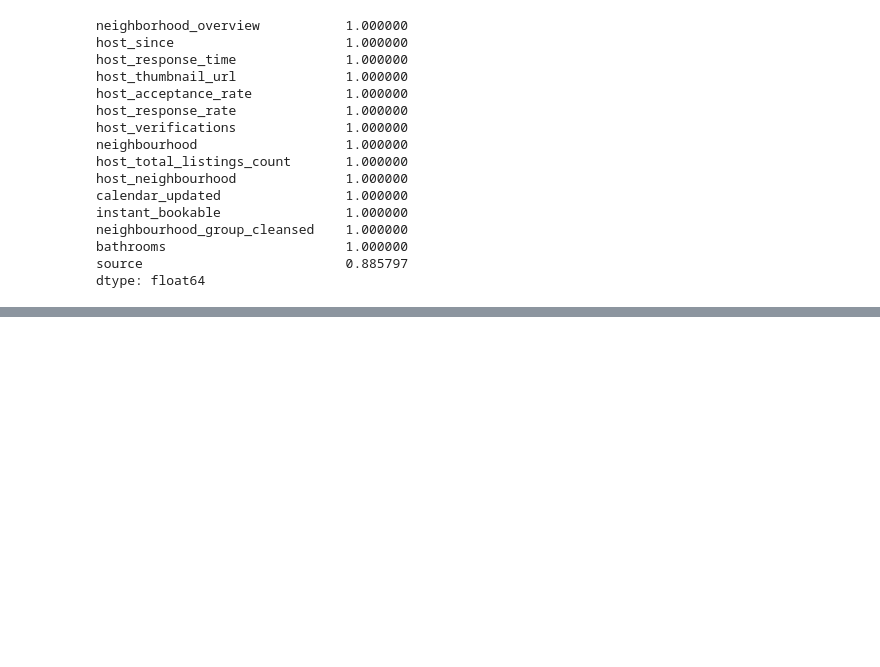
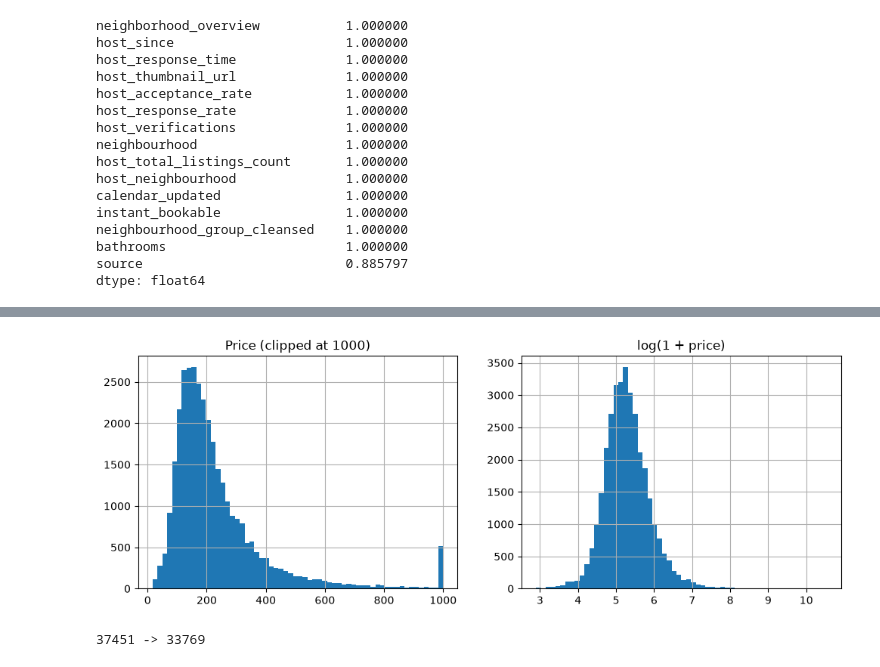
Before and after one commit to Mnuara/airbnb-rome-price, a Jupyter notebook: notebooks/01_eda.ipynb, the cells around one changed output, grey strips where cells are left out. Cells and saved outputs as stored; diff of their text form; code cells hidden in the pictures; blank space fills up the shorter version.

Commit message:
EDA: price by neighbourhood and room type

```diff
--- a/notebooks/01_eda.ipynb
+++ b/notebooks/01_eda.ipynb
@@ -27,0 +43,6 @@ dtype: float64
+# %%
+df["price"] = (df["price"]
+               .str.replace("$", "", regex=False)
+               .str.replace(",", "", regex=False)
+               .astype(float))
+df["price"].describe()
@@ -27,0 +91,18 @@ dtype: float64
+# %%
+import numpy as np
+import matplotlib.pyplot as plt
+
+fig, ax = plt.subplots(1, 2, figsize=(12, 4))
+df["price"].clip(upper=1000).hist(bins=60, ax=ax[0])
+ax[0].set_title("Price (clipped at 1000)")
+np.log1p(df["price"]).hist(bins=60, ax=ax[1])
+ax[1].set_title("log(1 + price)")
+plt.savefig("../reports/figures/price_distribution.png", dpi=150, bbox_inches="tight")
+plt.show()
+# %% [output]
+[figure, added]
+# %%
+df_clean = df[df["price"].between(20, 2000)].copy()
+print(len(df), "->", len(df_clean))
+# %% [output]
+37451 -> 33769
```
Also changed, not shown: parts of 9 cells of this notebook, 1 other file.
